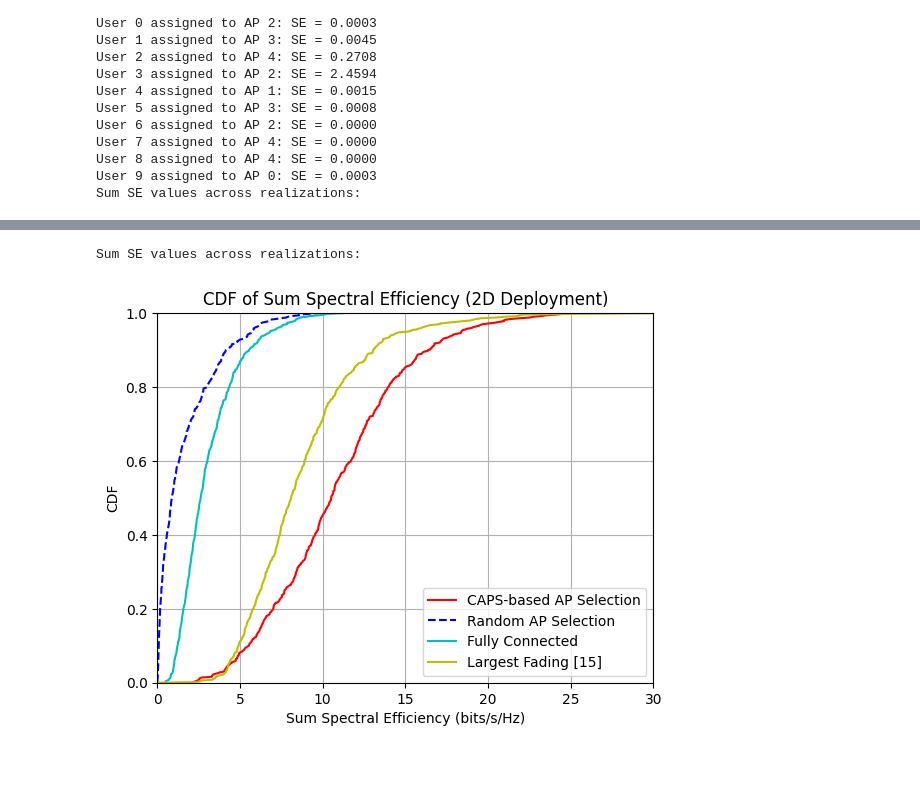
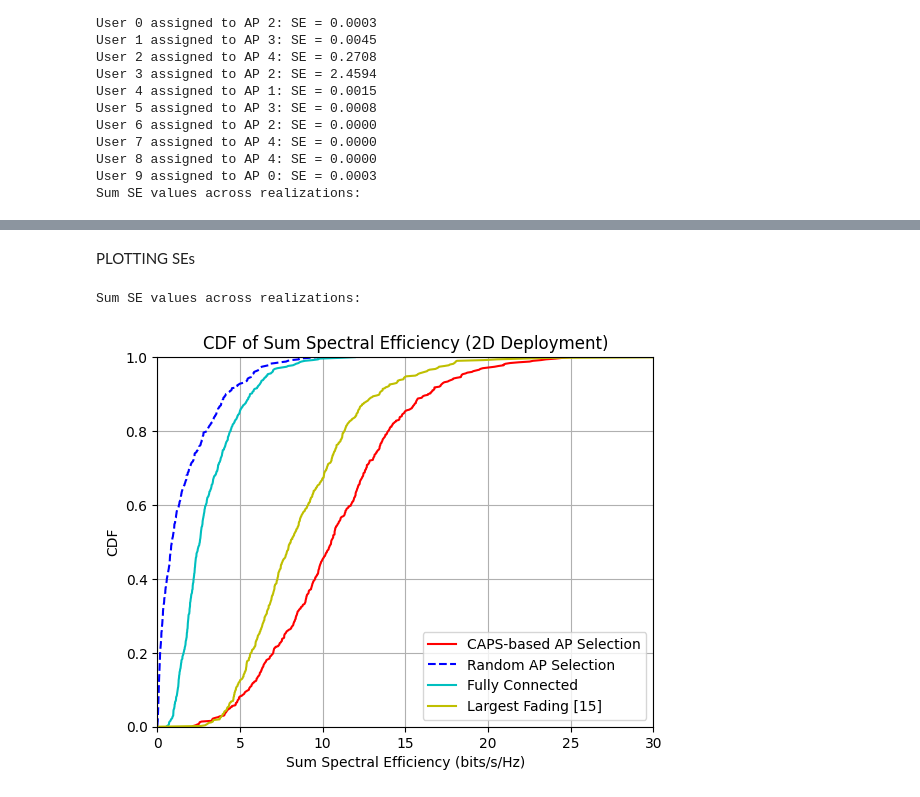
Before and after one commit to Sreyas-J/CAPS, a Jupyter notebook: caps_test.ipynb, the cells around one changed output, grey strips where cells are left out. Saved outputs shown, nothing was run; the diff lists cells and outputs as text; code cells hidden in the pictures; blank space fills up the shorter version.

```diff
--- a/caps_test.ipynb
+++ b/caps_test.ipynb
@@ -607,31 +449,25 @@ Average system sum rate: 3.09 bits/s/Hz
+# %% [markdown]
+PLOTTING SEs
 # %%
 print("Sum SE values across realizations:")
-# print(sum_se)
 sum_se_caps = np.sort(sum_se_caps)
 cdf_caps = np.arange(1, len(sum_se_caps) + 1) / len(sum_se_caps)
 
-# sum_se_rand = np.sort(sum_se_rand)
-# cdf_rand = np.arange(1, len(sum_se_rand) + 1) / len(sum_se_rand)
-
-# Plot CDF
-# plt.figure(figsize=(8, 6))
-# plt.plot(sum_se, cdf, 'b-', label='Random AP Selection (2D)')
 
 plt.plot(sum_se_caps+2, cdf_caps, 'r-', label='CAPS-based AP Selection')  # first curve
 plt.plot(sum_se, cdf_rand, 'b--', label='Random AP Selection')     # second curve
-# plt.plot(sum_se, cdf_rand, 'b-', label='Random AP Selection (2D)')
 plt.plot(sum_rate_sorted_fc, cdf_fc, 'c-', label='Fully Connected')
 plt.plot(sum_rate_sorted_lf, cdf_lf, 'y-', label='Largest Fading [15]')
 
-# plt.xlim([0, 30])
+plt.xlim([0, 30])
 plt.title('CDF of Sum Spectral Efficiency (2D Deployment)')
 plt.xlim([0,30])
 plt.ylim([0,1])
 plt.xlabel('Sum Spectral Efficiency (bits/s/Hz)')
 plt.ylabel('CDF')
 plt.grid(True)
 plt.legend()
 plt.show()
 # %% [output]
 Sum SE values across realizations:
-[figure, old version]
+[figure, new version]
```
Also changed, not shown: parts of 6 cells of this notebook.
